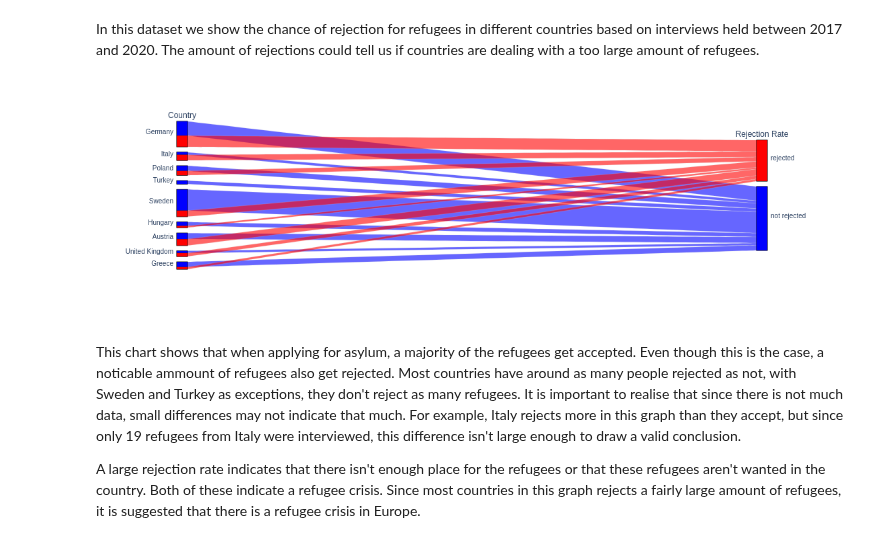
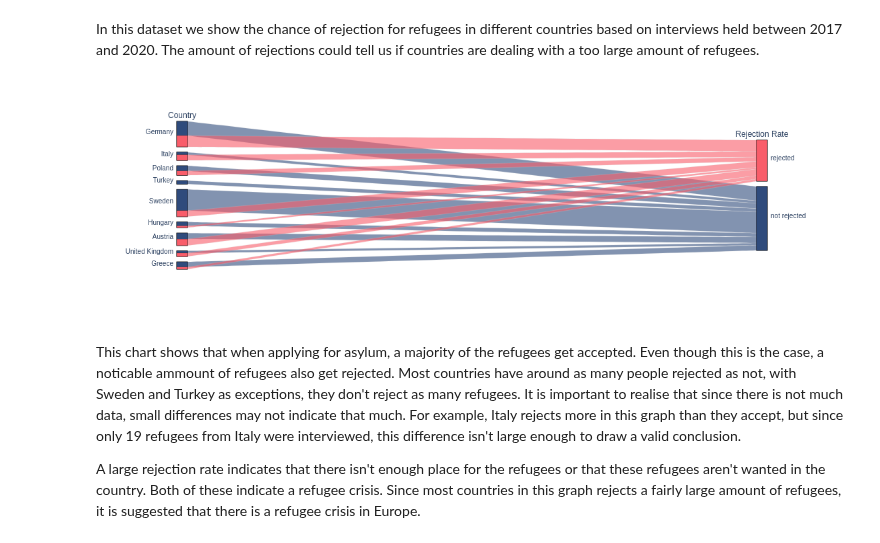
Before and after one commit to Nand-uva/InfoVis, a Jupyter notebook: docs/notebook.ipynb, the cells around one changed output. Saved outputs shown, nothing was run; the diff lists cells and outputs as text; code cells hidden in the pictures.

```diff
--- a/docs/notebook.ipynb
+++ b/docs/notebook.ipynb
@@ -340,24 +340,24 @@ In this dataset we show the chance of rejection for refugees in different countr
 # %%
 file_path = 'DataSets/refugee_interview_filtered.csv'
 population_data = pd.read_csv(file_path)
 
 data = population_data[['VAR01', 'VAR27']].copy()
 data.columns = ['Country', 'Rejection_Rate']
 
 color_mapping = {'not rejected': 0, 'rejected': 1}
 data['Rejection_Rate_Num'] = data['Rejection_Rate'].map(color_mapping)
 
-color_scale = [(0, 'blue'), (1, 'red')]
+color_scale = [(0, '#2f4b7c'), (1, '#f95d6a')]
 
 fig = px.parallel_categories(data, dimensions=['Country', 'Rejection_Rate'],
                              labels={'Country': 'Country', 'Rejection_Rate': 'Rejection Rate'},
                              color='Rejection_Rate_Num',
                              color_continuous_scale=color_scale)
 
 fig.update_layout(coloraxis_showscale=False)
 fig.show()
 # %% [output]
-[figure, old version]
+[figure, new version]
 # %% [markdown]
 This chart shows that when applying for asylum, a majority of the refugees get accepted. Even though this is the case, a noticable ammount of refugees also get rejected. Most countries have around as many people rejected as not, with Sweden and Turkey as exceptions, they don't reject as many refugees. It is important to realise that since there is not much data, small differences may not indicate that much. For example, Italy rejects more in this graph than they accept, but since only 19 refugees from Italy were interviewed, this difference isn't large enough to draw a valid conclusion.
 
```
Also changed, not shown: parts of 2 cells of this notebook.
